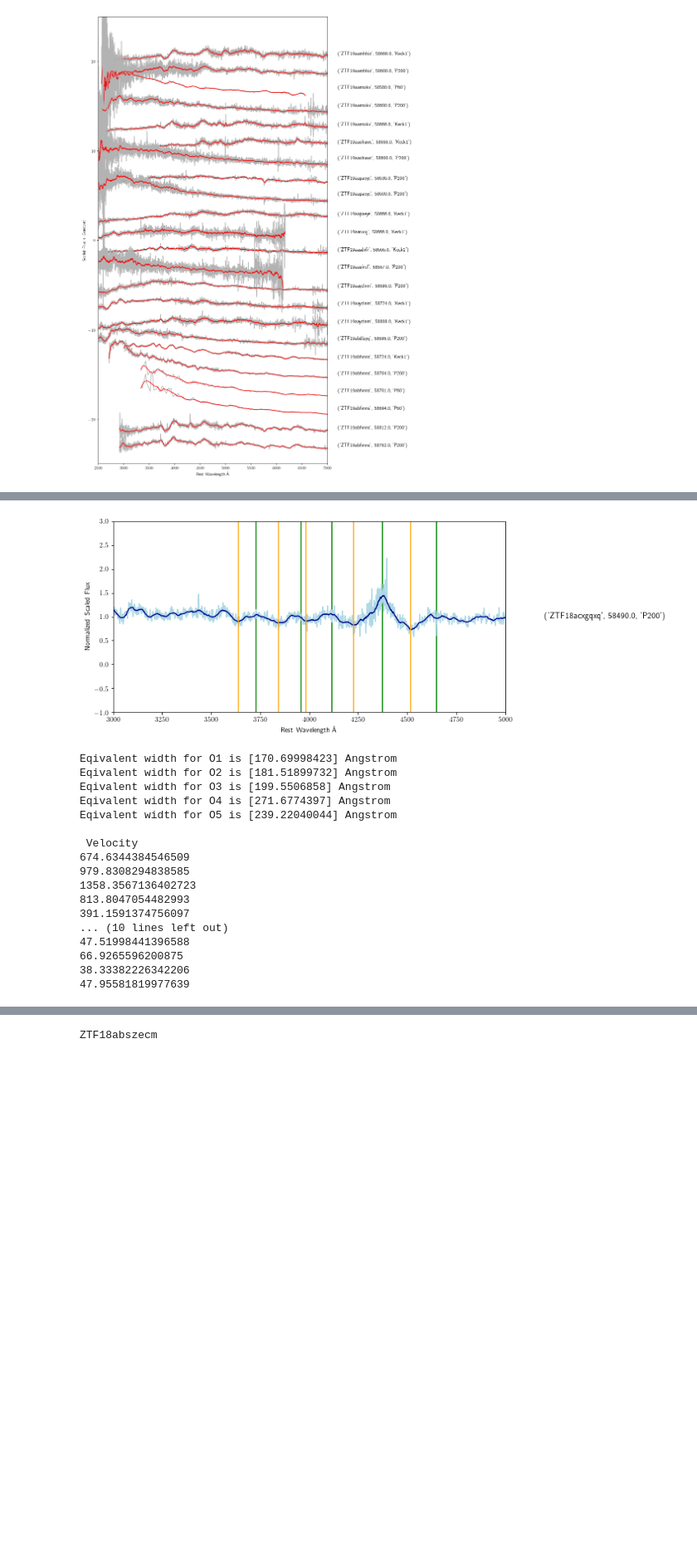
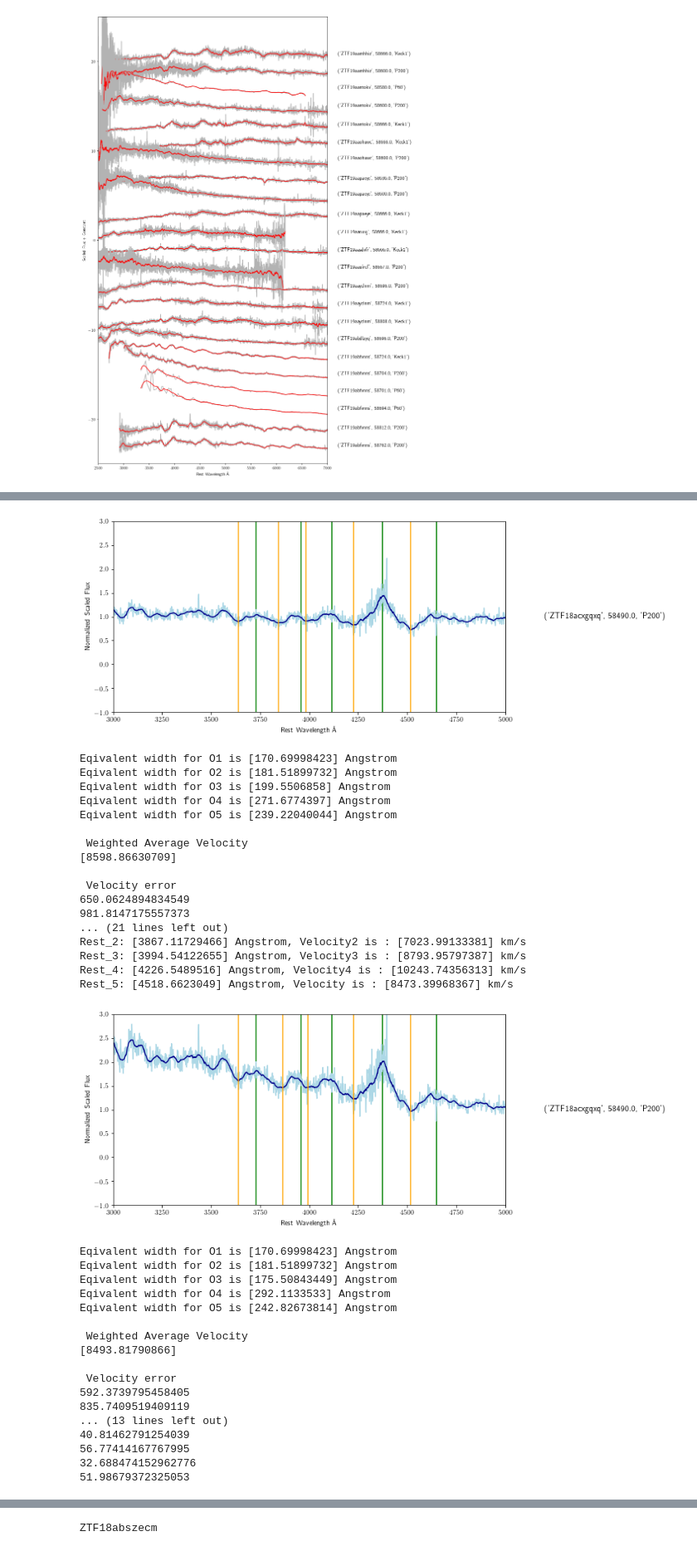
Before and after one commit to Aishwarya113/Superluminous, a Jupyter notebook: download_spectra.ipynb, the cells around one changed output, grey strips where cells are left out. Shown at 83% size. Saved outputs shown, nothing was run; the diff lists cells and outputs as text; code cells hidden in the pictures; blank space fills up the shorter version.

```diff
--- a/download_spectra.ipynb
+++ b/download_spectra.ipynb
@@ -1406,34 +2393,59 @@ Eqivalent width for O5 is [246.43869189] Angstrom
 # %%
 target_name = "ZTF18acxgqxq"
 spectrum = "ZTF18acxgqxq_20190107_P200_v2.ascii"
+row = 8
+worksheet1.write(row, 0, target_name)
+worksheet2.write(row, 0, target_name)
 
-normalize_spectra(target_name, spectrum, 3630, 3840, 4000, 4225, 4500)
-equivalent_width(target_name, spectrum, 3510, 3700, 3750, 3920, 3920, 4100, 4100, 4380, 4380, 4620)
-errors(target_name, spectrum, 3630, 3840, 4000, 4225, 4500, 3510, 3700, 3750, 3920, 3920, 4100, 4100, 4380, 4380, 4620)
+normalize_spectra(target_name, spectrum, row, 3630, 3840, 4000, 4225, 4500)
+equivalent_width(target_name, spectrum, row, 3510, 3700, 3750, 3920, 3920, 4100, 4100, 4380, 4380, 4620)
+errors(target_name, spectrum, row, 3630, 3840, 4000, 4225, 4500, 3510, 3700, 3750, 3920, 3920, 4100, 4100, 4380, 4380, 4620)
+
+normalize_spectra_new(target_name, spectrum, row, 3630, 3840, 4000, 4225, 4500)
+equivalent_width_new(target_name, spectrum, 3510, 3700, 3750, 3920, 3920, 4100, 4100, 4380, 4380, 4620)
+errors_new(target_name, spectrum, row, 3630, 3840, 4000, 4225, 4500, 3510, 3700, 3750, 3920, 3920, 4100, 4100, 4380, 4380, 4620)
 # %% [output]
 ZTF18acxgqxq
 
  ('ZTF18acxgqxq', 58490.0, 'P200')
 Rest_1: [3641.12013243] Angstrom, Velocity1 is : [6959.17745009] km/s
 Rest_2: [3843.07504335] Angstrom, Velocity2 is : [8845.45220212] km/s
 Rest_3: [3982.5201009] Angstrom, Velocity3 is : [9670.31003103] km/s
 Rest_4: [4226.5489516] Angstrom, Velocity4 is : [10243.74356313] km/s
 Rest_5: [4518.6623049] Angstrom, Velocity is : [8473.39968367] km/s
 [figure]
 Eqivalent width for O1 is [170.69998423] Angstrom
 Eqivalent width for O2 is [181.51899732] Angstrom
 Eqivalent width for O3 is [199.5506858] Angstrom
 Eqivalent width for O4 is [271.6774397] Angstrom
 Eqivalent width for O5 is [239.22040044] Angstrom
 
- Velocity
-674.6344384546509
-979.8308294838585
-1358.3567136402723
-813.8047054482993
-391.1591374756097
-... (10 lines left out)
-47.51998441396588
-66.9265596200875
-38.33382226342206
-47.95581819977639
+ Weighted Average Velocity
+[8598.86630709]
+
+ Velocity error
+650.0624894834549
+981.8147175557373
+... (21 lines left out)
+Rest_2: [3867.11729466] Angstrom, Velocity2 is : [7023.99133381] km/s
+Rest_3: [3994.54122655] Angstrom, Velocity3 is : [8793.95797387] km/s
+Rest_4: [4226.5489516] Angstrom, Velocity4 is : [10243.74356313] km/s
+Rest_5: [4518.6623049] Angstrom, Velocity is : [8473.39968367] km/s
+[figure, added]
+Eqivalent width for O1 is [170.69998423] Angstrom
+Eqivalent width for O2 is [181.51899732] Angstrom
+Eqivalent width for O3 is [175.50843449] Angstrom
+Eqivalent width for O4 is [292.1133533] Angstrom
+Eqivalent width for O5 is [242.82673814] Angstrom
+
+ Weighted Average Velocity
+[8493.81790866]
+
+ Velocity error
+592.3739795458405
+835.7409519409119
+... (13 lines left out)
+40.81462791254039
+56.77414167767995
+32.688474152962776
+51.98679372325053
```
Also changed, not shown: parts of 10 cells of this notebook.
